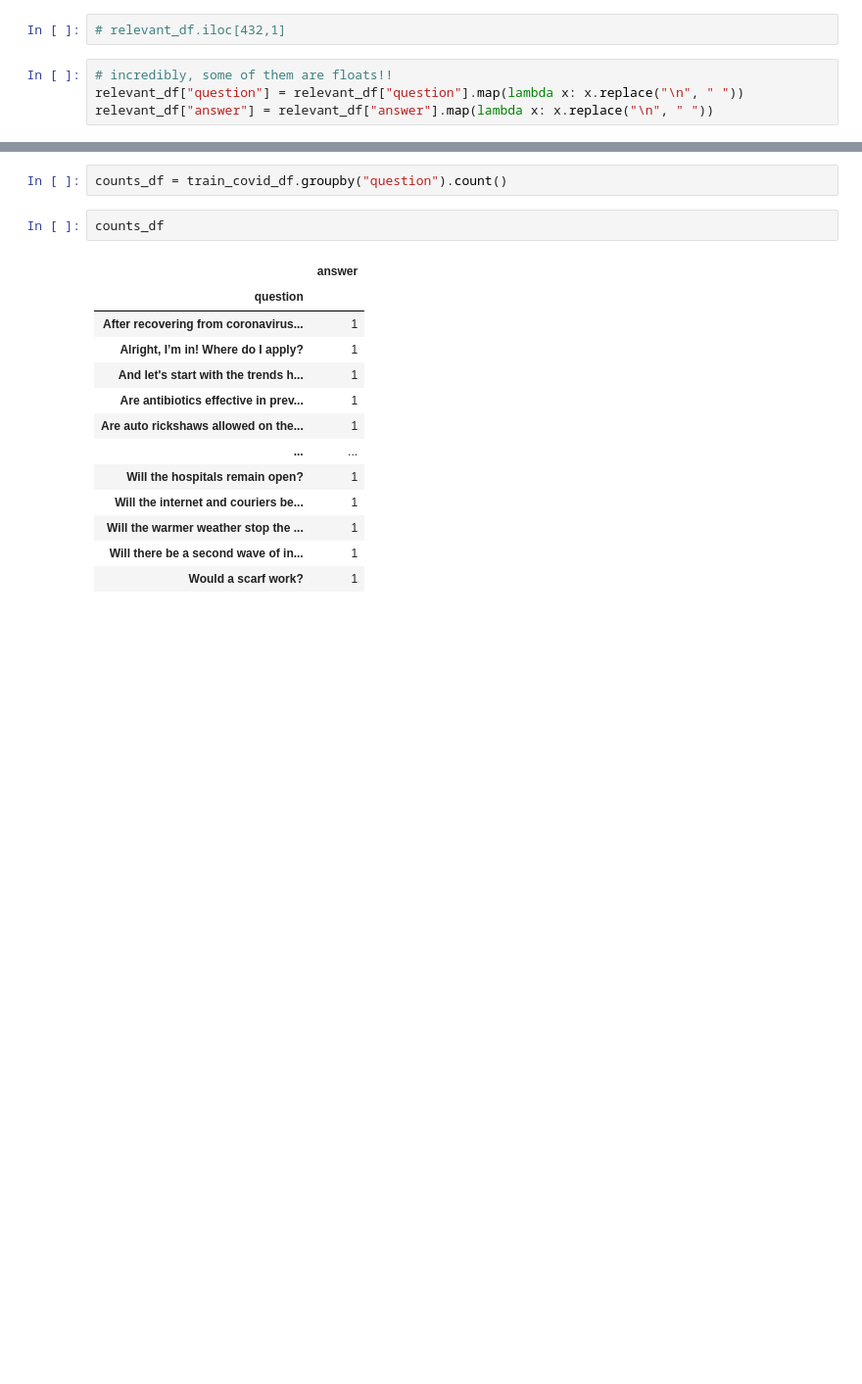
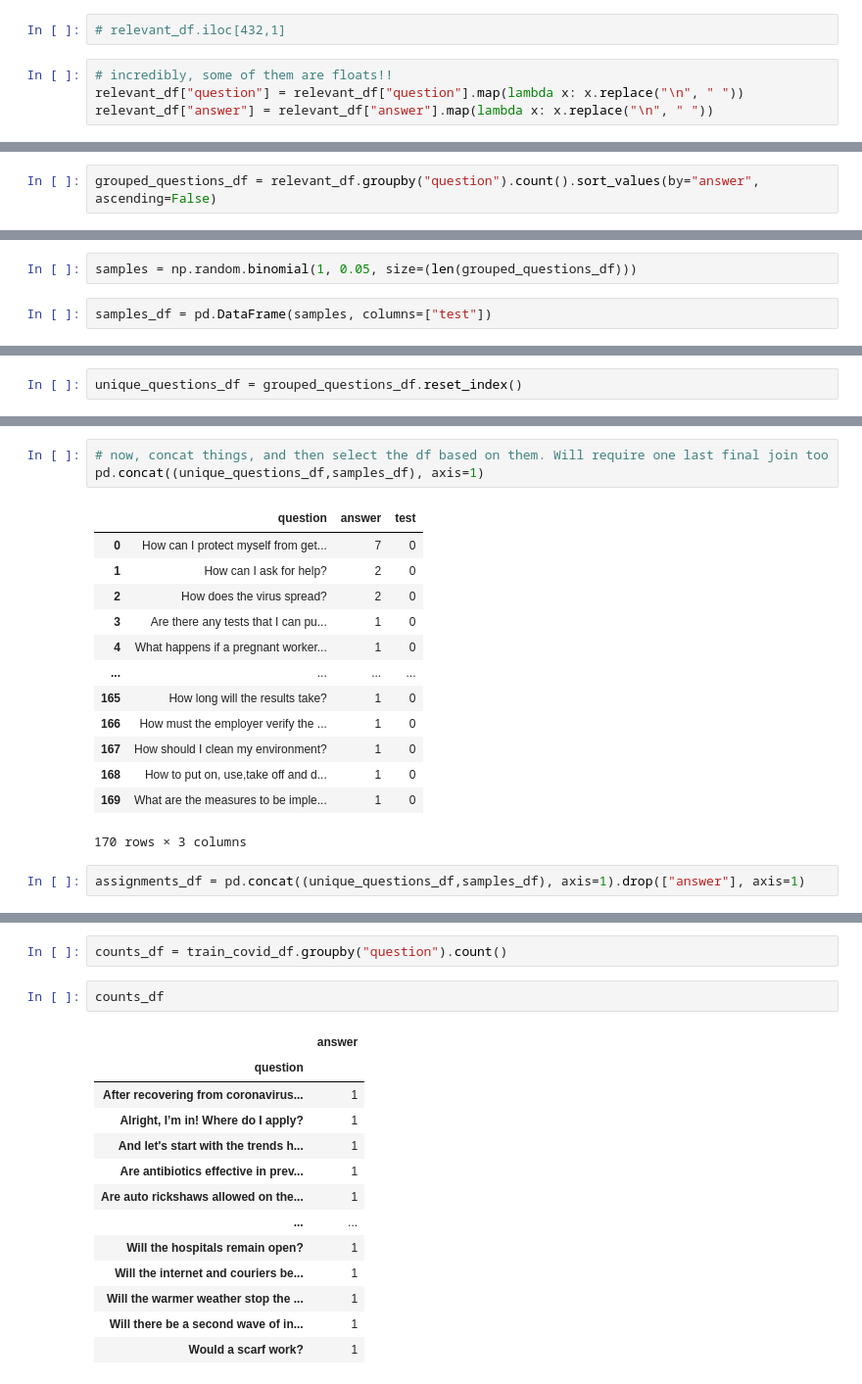
Before and after one commit to johntiger1/hugging-face-generation, a Jupyter notebook: Copy_of_t5_trivia.ipynb, the cells around one changed output, grey strips where cells are left out. Shown at 98% size. Drawn from its saved outputs; the diff is of its cells as text; blank space fills up the shorter version.

```diff
--- a/Copy_of_t5_trivia.ipynb
+++ b/Copy_of_t5_trivia.ipynb
@@ -371,0 +408,2 @@ relevant_df
+# %%
+grouped_questions_df = relevant_df.groupby("question").count().sort_values(by="answer", ascending=False)
@@ -371,0 +428,4 @@ relevant_df
+# %%
+samples = np.random.binomial(1, 0.05, size=(len(grouped_questions_df)))
+# %%
+samples_df = pd.DataFrame(samples, columns=["test"])
@@ -371,0 +465,2 @@ relevant_df
+# %%
+unique_questions_df = grouped_questions_df.reset_index()
@@ -371,0 +483,19 @@ relevant_df
+# %%
+# now, concat things, and then select the df based on them. Will require one last final join too
+pd.concat((unique_questions_df,samples_df), axis=1)
+# %% [output]
+|  | question | answer | test |
+| 0 | How can I protect myself from get... | 7 | 0 |
+| 1 | How can I ask for help? | 2 | 0 |
+| 2 | How does the virus spread? | 2 | 0 |
+| 3 | Are there any tests that I can pu... | 1 | 0 |
+| 4 | What happens if a pregnant worker... | 1 | 0 |
+| ... | ... | ... | ... |
+| 165 | How long will the results take? | 1 | 0 |
+| 166 | How must the employer verify the ... | 1 | 0 |
+| 167 | How should I clean my environment? | 1 | 0 |
+| 168 | How to put on, use,take off and d... | 1 | 0 |
+| 169 | What are the measures to be imple... | 1 | 0 |
+170 rows × 3 columns
+# %%
+assignments_df = pd.concat((unique_questions_df,samples_df), axis=1).drop(["answer"], axis=1)
```
Also changed, not shown: parts of 38 cells of this notebook.
